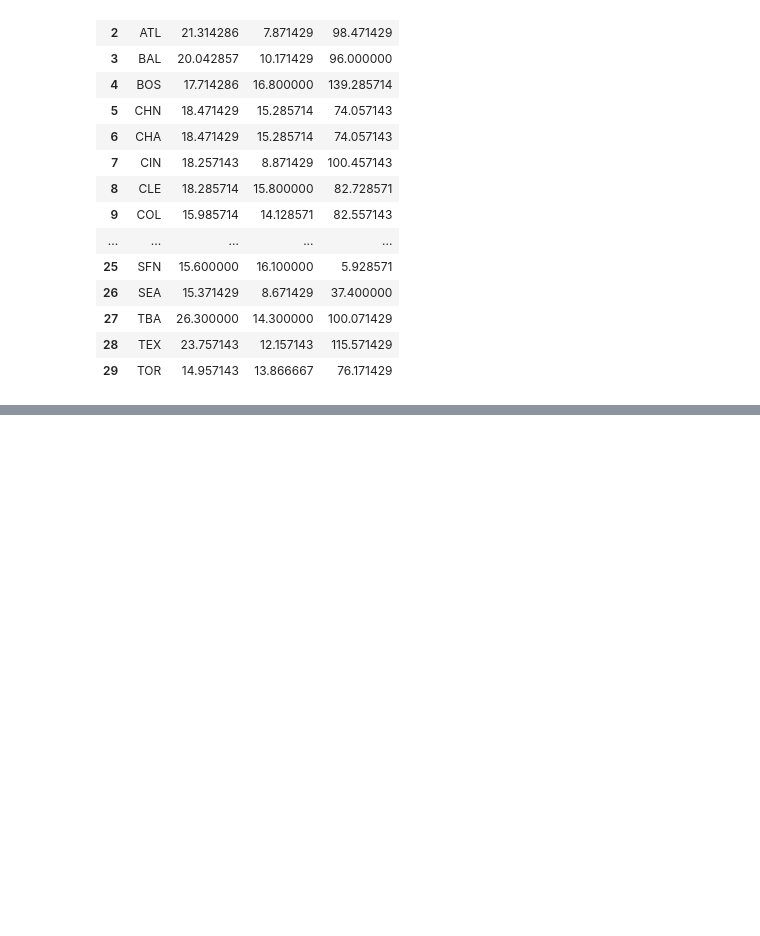
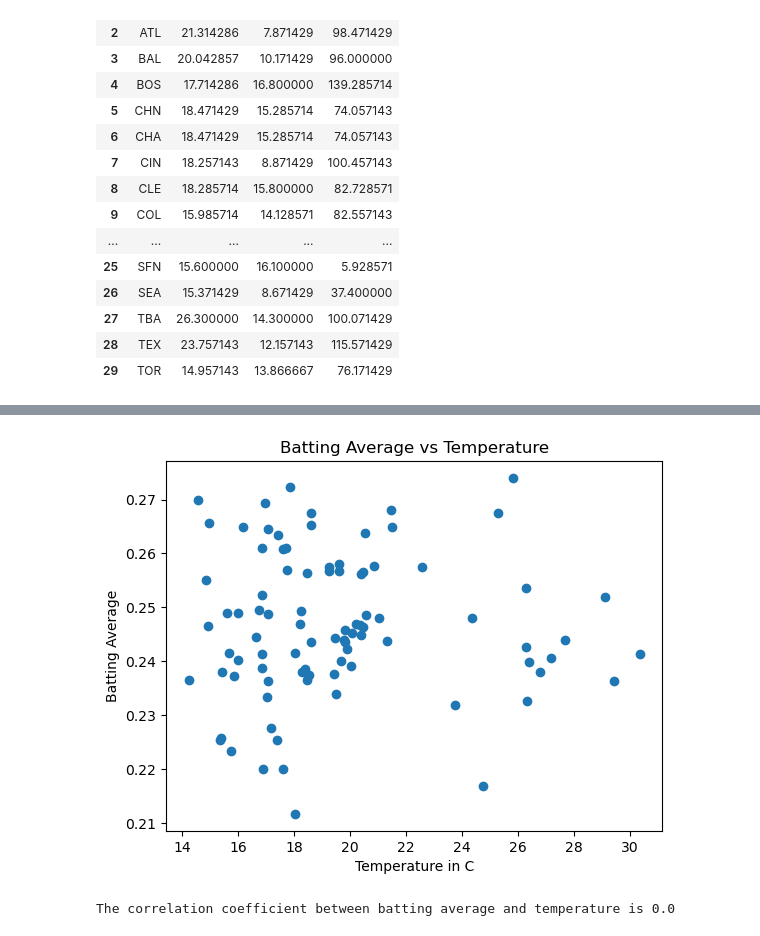
Before and after one commit to michaelgarv/Project_1, a Jupyter notebook: allens_analysis/weather_data.ipynb, the cells around one changed output, grey strips where cells are left out. Drawn from its saved outputs; the diff is of its cells as text; code cells hidden in the pictures; blank space fills up the shorter version.

Commit message:
weather scatter plots

```diff
--- a/allens_analysis/weather_data.ipynb
+++ b/allens_analysis/weather_data.ipynb
@@ -162,3 +162,18 @@ new_df
 | 29 | TOR | 14.957143 | 13.866667 | 76.171429 |
 # %%
 new_df.to_csv("../data/weather_2021.csv", sep=',')
+# %%
+w2019 = pd.read_csv('../data/weather_2019.csv')
+w2019['year']=2019
+w2020 = pd.read_csv('../data/weather_2020.csv')
+w2020['year']=2020
+w2021 = pd.read_csv('../data/weather_2021.csv')
+w2021['year']=2021
+batting_avg = pd.read_csv('../data/mergedbattingandsalary.csv')
+# %%
+master_0 = w2019.append(w2020,ignore_index=True)
+master = master_0.append(w2021,ignore_index=True).sort_values('team',ascending=True)
+step = master[['team','year','tavg','wspd','prcp']]
+combined = pd.merge(step,batting_avg,on=['team','year'])
+combined_clean = combined[['team','year','tavg','wspd','prcp','AVG']]
+combined_clean.head()
@@ -164,0 +189,13 @@ new_df.to_csv("../data/weather_2021.csv", sep=',')
+# %%
+x_ax = combined_clean['tavg']
+y_ax = combined_clean['AVG']
+plt.scatter(x_ax, y_ax)
+plt.title('Batting Average vs Temperature')
+plt.ylabel('Batting Average')
+plt.xlabel('Temperature in C')
+plt.savefig('../images/Temperature_scatter.png')
+plt.show()
+print(f"The correlation coefficient between batting average and temperature is {round(st.pearsonr(x_ax,y_ax)[0],2)}")
+# %% [output]
+[figure, added]
+The correlation coefficient between batting average and temperature is 0.0
```
Also changed, not shown: parts of 5 cells of this notebook, 4 other files.
